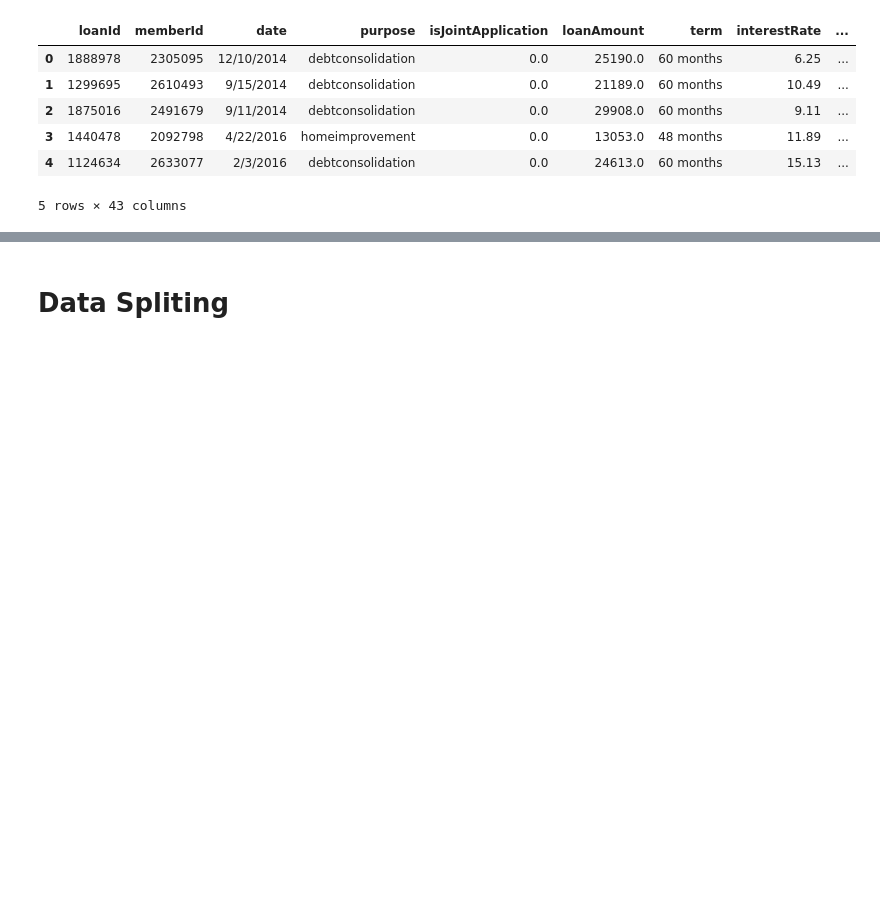
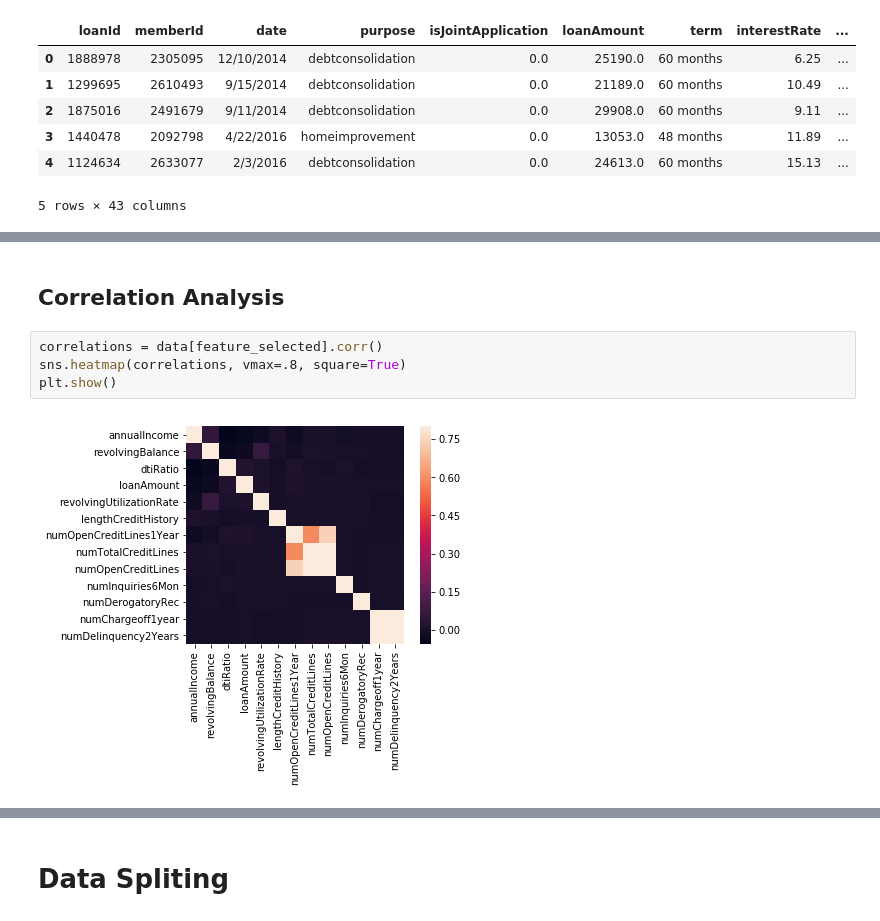
Before and after one commit to marcelotroiani/bootcamp, a Jupyter notebook: project-loan-credit-risk/Project3_CreditRisk.ipynb, the cells around one changed output, grey strips where cells are left out. Cells and saved outputs as stored; diff of their text form; blank space fills up the shorter version.

```diff
--- a/project-loan-credit-risk/Project3_CreditRisk.ipynb
+++ b/project-loan-credit-risk/Project3_CreditRisk.ipynb
@@ -151,0 +138,8 @@ feature_selected
+# %% [markdown]
+## Correlation Analysis
+# %%
+correlations = data[feature_selected].corr()
+sns.heatmap(correlations, vmax=.8, square=True)
+plt.show()
+# %% [output]
+[figure, added]
```
Also changed, not shown: parts of 31 cells of this notebook, 10 other files.
